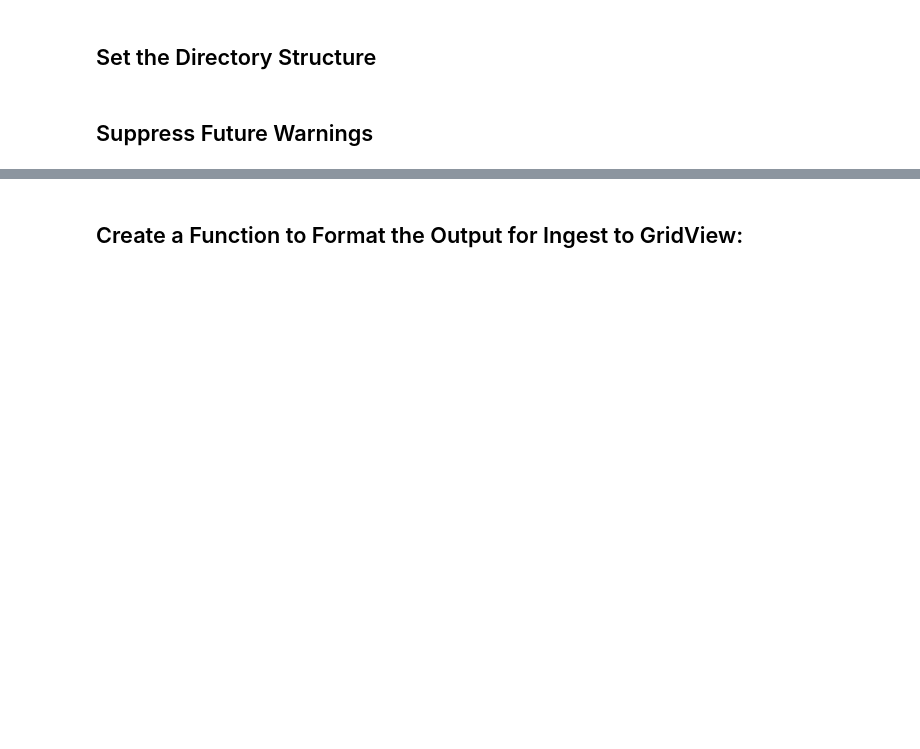
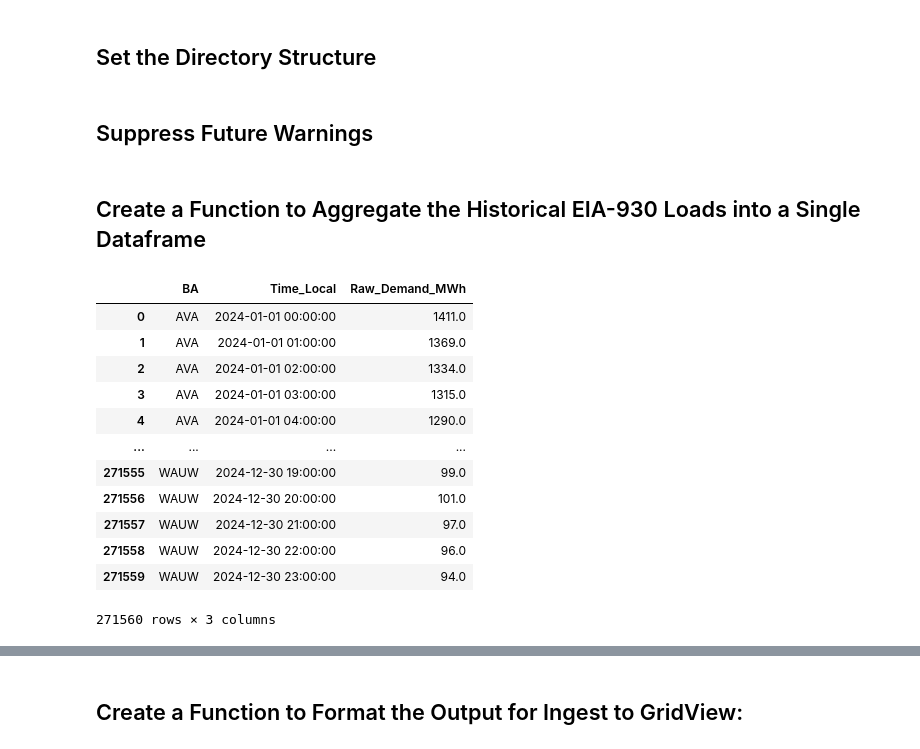
Before and after one commit to cdburley/wpto_polar_vortex_2024_case, a Jupyter notebook: notebooks/process_load_data.ipynb, the cells around one changed output, grey strips where cells are left out. Cells and saved outputs as stored; diff of their text form; code cells hidden in the pictures; blank space fills up the shorter version.

```diff
--- a/notebooks/process_load_data.ipynb
+++ b/notebooks/process_load_data.ipynb
@@ -20,3 +21,5 @@ plot_dir =  '/Users/burl878/Documents/Code/code_repos/ntp_heat_wave_loads/plots/
 ## Suppress Future Warnings
 # %%
 warnings.simplefilter(action='ignore', category=FutureWarning)
+# %% [markdown]
+## Create a Function to Aggregate the Historical EIA-930 Loads into a Single Dataframe
@@ -23 +75,21 @@ warnings.simplefilter(action='ignore', category=FutureWarning)
+# %%
+# Test the function:
+load_df = aggregate_eia_930_files(data_dir = data_dir,
+                                  year_to_process = 2024)
+
+load_df
+# %% [output]
+|  | BA | Time_Local | Raw_Demand_MWh |
+| 0 | AVA | 2024-01-01 00:00:00 | 1411.0 |
+| 1 | AVA | 2024-01-01 01:00:00 | 1369.0 |
+| 2 | AVA | 2024-01-01 02:00:00 | 1334.0 |
+| 3 | AVA | 2024-01-01 03:00:00 | 1315.0 |
+| 4 | AVA | 2024-01-01 04:00:00 | 1290.0 |
+| ... | ... | ... | ... |
+| 271555 | WAUW | 2024-12-30 19:00:00 | 99.0 |
+| 271556 | WAUW | 2024-12-30 20:00:00 | 101.0 |
+| 271557 | WAUW | 2024-12-30 21:00:00 | 97.0 |
+| 271558 | WAUW | 2024-12-30 22:00:00 | 96.0 |
+| 271559 | WAUW | 2024-12-30 23:00:00 | 94.0 |
+271560 rows × 3 columns
 # %% [markdown]
```
Also changed, not shown: parts of 28 cells of this notebook, 2 other files.
